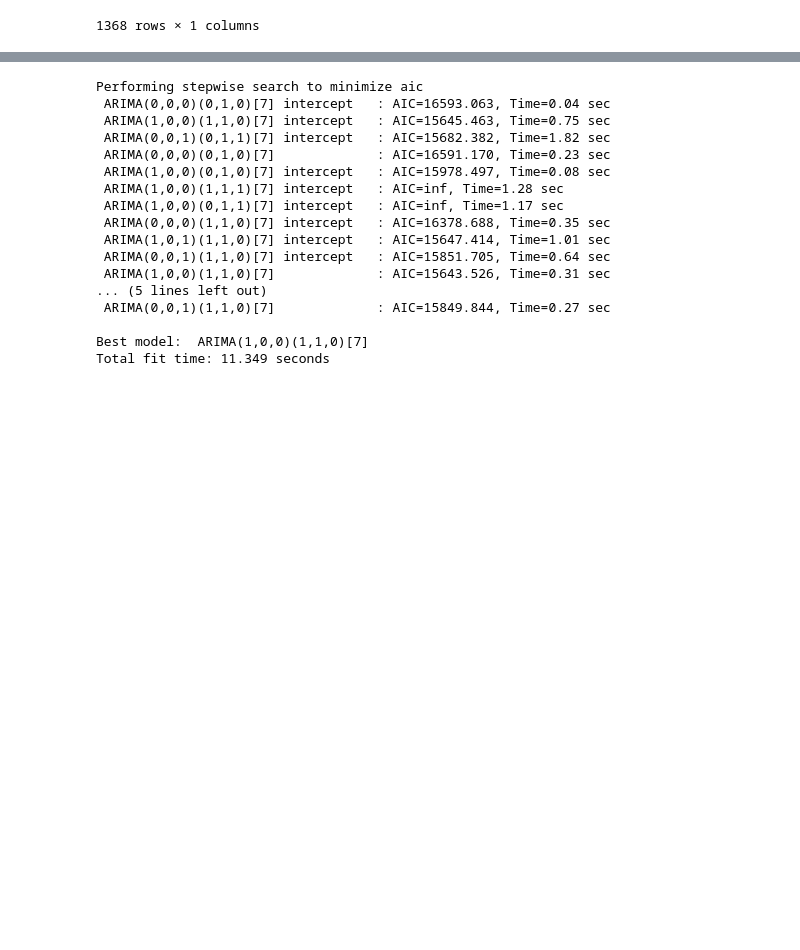
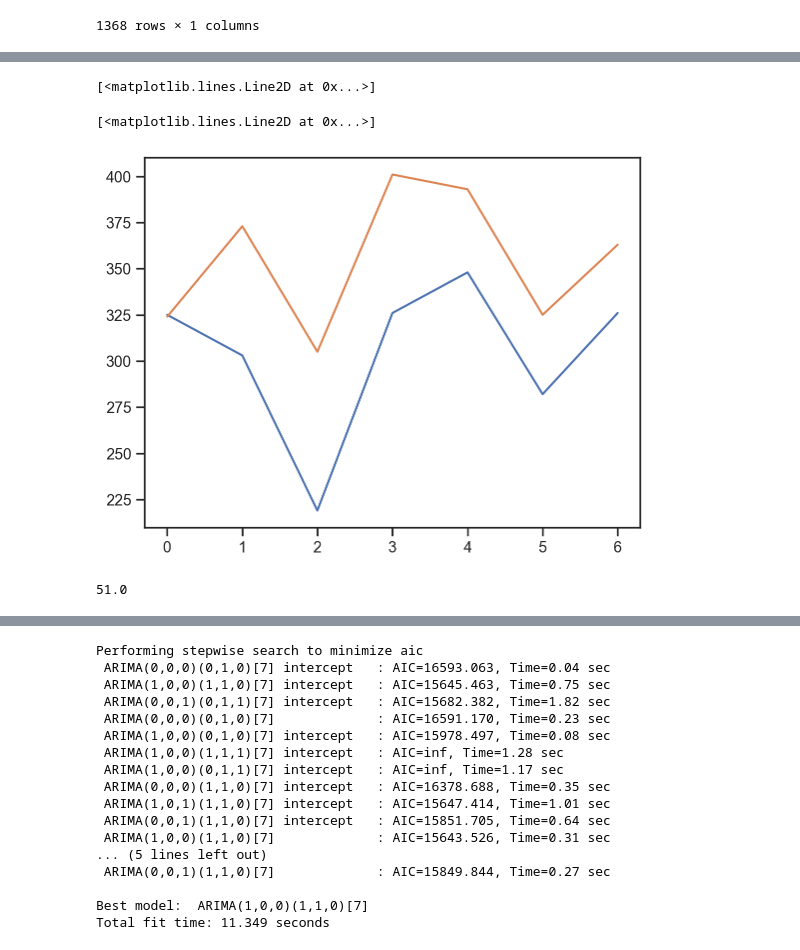
Before and after one commit to Bomma-Pranay/Analysing-Air-Quality-Index-using-Machine-Learning, a Jupyter notebook: ipynotebooks/Forecasting_time_series/scratch1.ipynb, the cells around one changed output, grey strips where cells are left out. Drawn from its saved outputs; the diff is of its cells as text; code cells hidden in the pictures; blank space fills up the shorter version.

```diff
--- a/ipynotebooks/Forecasting_time_series/scratch1.ipynb
+++ b/ipynotebooks/Forecasting_time_series/scratch1.ipynb
@@ -225,0 +348,7 @@ df
+# %%
+plt.plot(test_end['AQI'].values)
+plt.plot(rf_pred)
+# %% [output]
+[<matplotlib.lines.Line2D at 0x...>]
+[<matplotlib.lines.Line2D at 0x...>]
+[figure, added]
@@ -225,0 +358,4 @@ df
+# %%
+mean_absolute_error(test_end['AQI'].values, rf_pred)
+# %% [output]
+51.0
```
Also changed, not shown: parts of 16 cells of this notebook, 5 other files.
